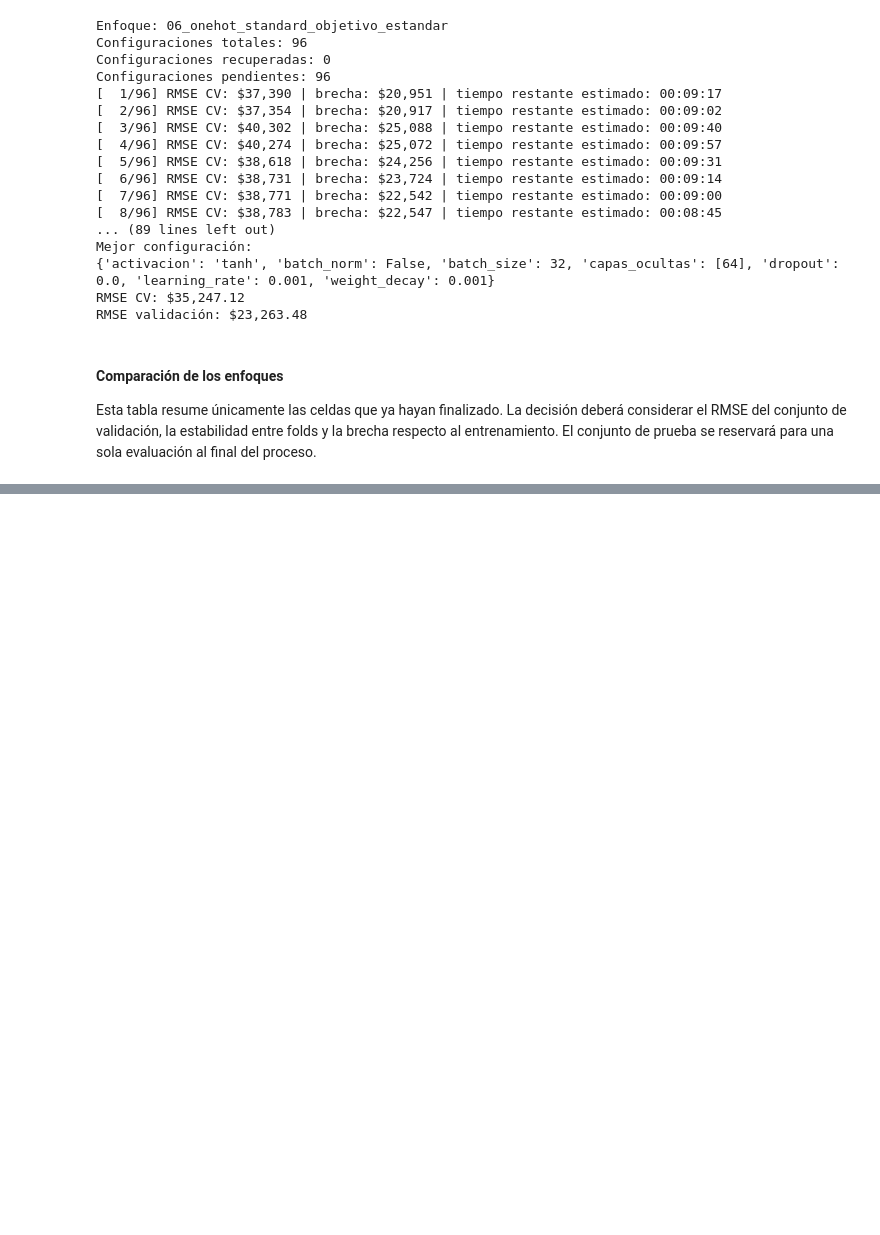
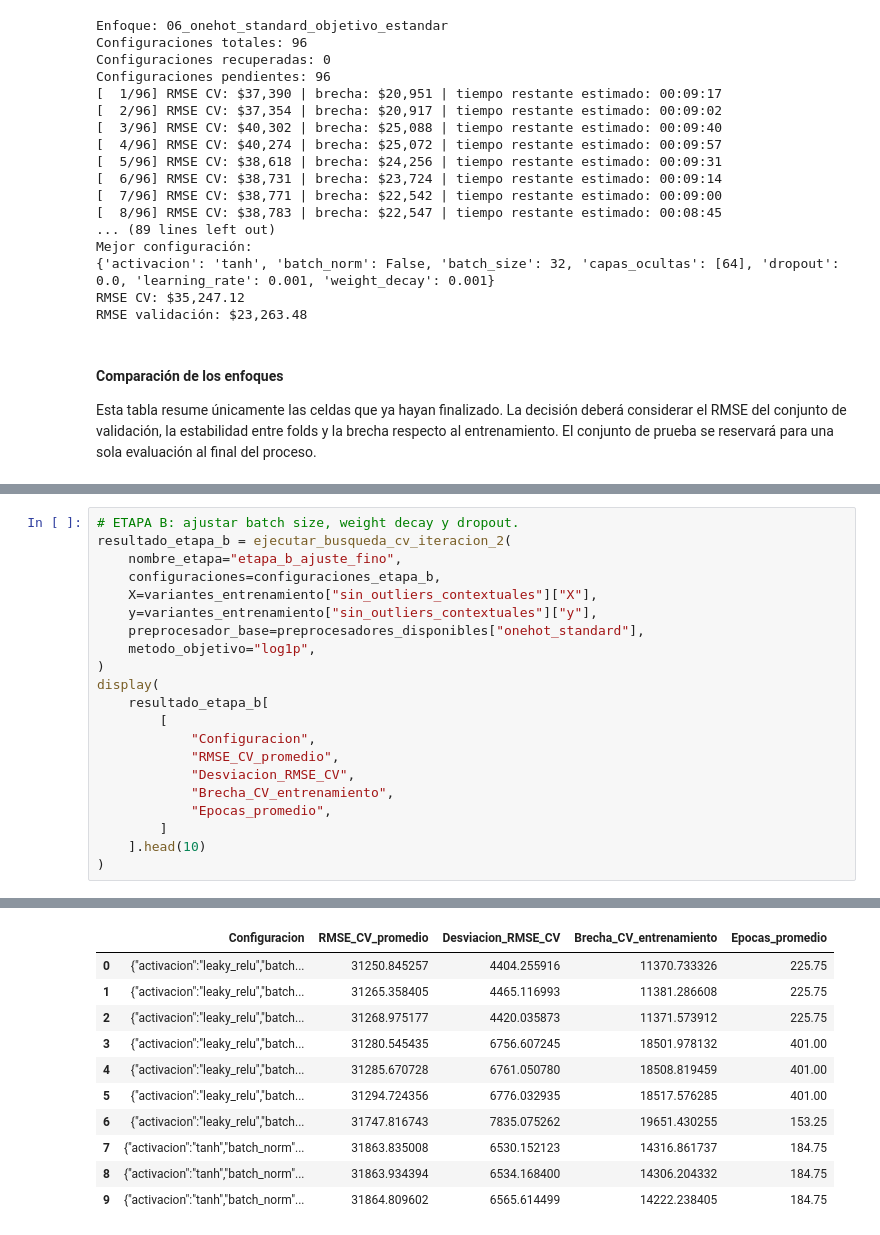
Before and after one commit to Bamo0507/Proyecto_1_Casas_Redes, a Jupyter notebook: Proyecto1.ipynb, the cells around one changed output, grey strips where cells are left out. Saved outputs shown, nothing was run; the diff lists cells and outputs as text; blank space fills up the shorter version.

```diff
--- a/Proyecto1.ipynb
+++ b/Proyecto1.ipynb
@@ -2643,0 +3119,22 @@ else:
+# %%
+# ETAPA B: ajustar batch size, weight decay y dropout.
+resultado_etapa_b = ejecutar_busqueda_cv_iteracion_2(
+    nombre_etapa="etapa_b_ajuste_fino",
+    configuraciones=configuraciones_etapa_b,
+    X=variantes_entrenamiento["sin_outliers_contextuales"]["X"],
+    y=variantes_entrenamiento["sin_outliers_contextuales"]["y"],
+    preprocesador_base=preprocesadores_disponibles["onehot_standard"],
+    metodo_objetivo="log1p",
+)
+display(
+    resultado_etapa_b[
+        [
+            "Configuracion",
+            "RMSE_CV_promedio",
+            "Desviacion_RMSE_CV",
+            "Brecha_CV_entrenamiento",
+            "Epocas_promedio",
+        ]
+    ].head(10)
+)
+# %% [output]
@@ -2643,0 +3158,11 @@ else:
+|  | Configuracion | RMSE_CV_promedio | Desviacion_RMSE_CV | Brecha_CV_entrenamiento | Epocas_promedio |
+| 0 | {"activacion":"leaky_relu","batch... | 31250.845257 | 4404.255916 | 11370.733326 | 225.75 |
+| 1 | {"activacion":"leaky_relu","batch... | 31265.358405 | 4465.116993 | 11381.286608 | 225.75 |
+| 2 | {"activacion":"leaky_relu","batch... | 31268.975177 | 4420.035873 | 11371.573912 | 225.75 |
+| 3 | {"activacion":"leaky_relu","batch... | 31280.545435 | 6756.607245 | 18501.978132 | 401.00 |
+| 4 | {"activacion":"leaky_relu","batch... | 31285.670728 | 6761.050780 | 18508.819459 | 401.00 |
+| 5 | {"activacion":"leaky_relu","batch... | 31294.724356 | 6776.032935 | 18517.576285 | 401.00 |
+| 6 | {"activacion":"leaky_relu","batch... | 31747.816743 | 7835.075262 | 19651.430255 | 153.25 |
+| 7 | {"activacion":"tanh","batch_norm"... | 31863.835008 | 6530.152123 | 14316.861737 | 184.75 |
+| 8 | {"activacion":"tanh","batch_norm"... | 31863.934394 | 6534.168400 | 14306.204332 | 184.75 |
+| 9 | {"activacion":"tanh","batch_norm"... | 31864.809602 | 6565.614499 | 14222.238405 | 184.75 |
```
Also changed, not shown: parts of 15 cells of this notebook, 26 other files.
